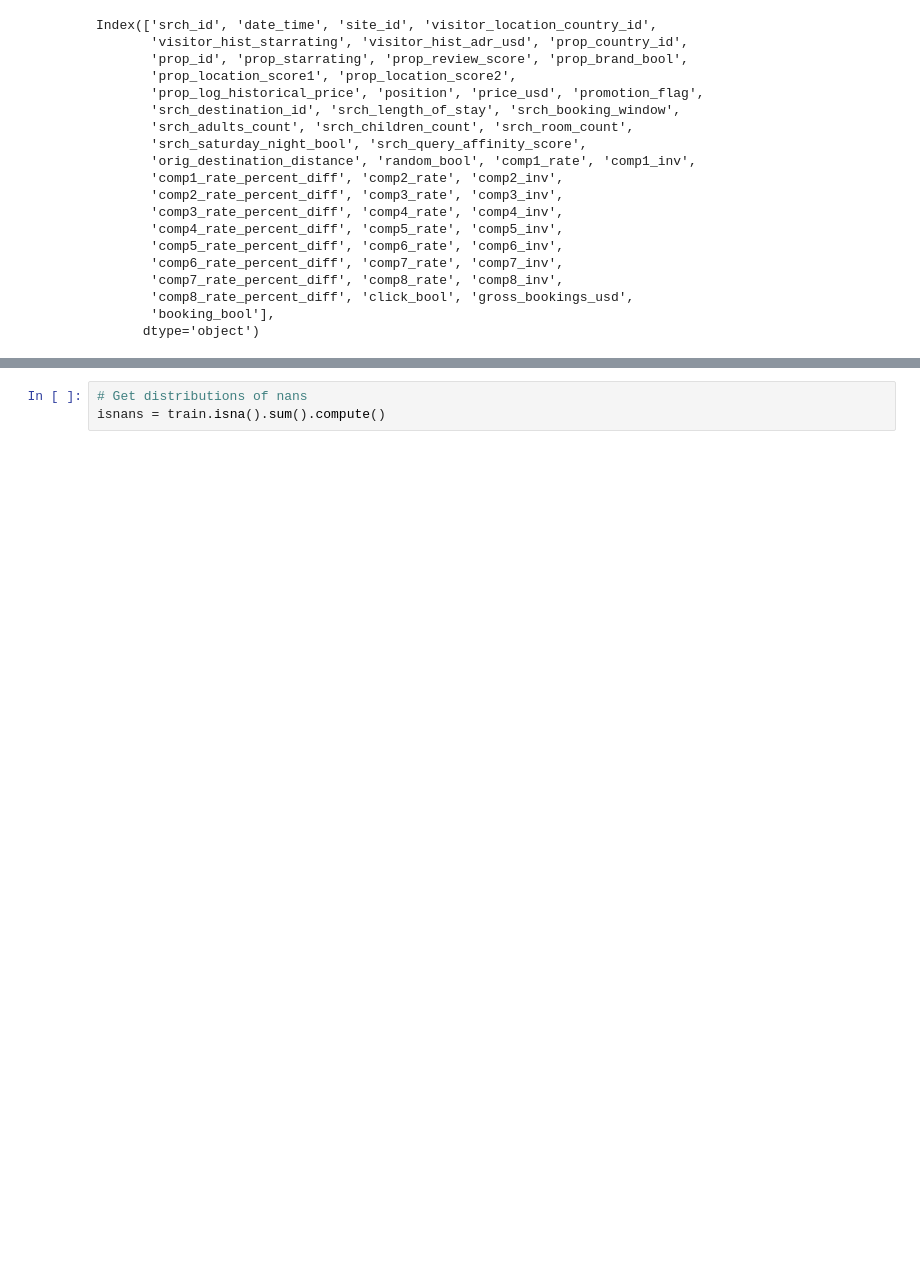
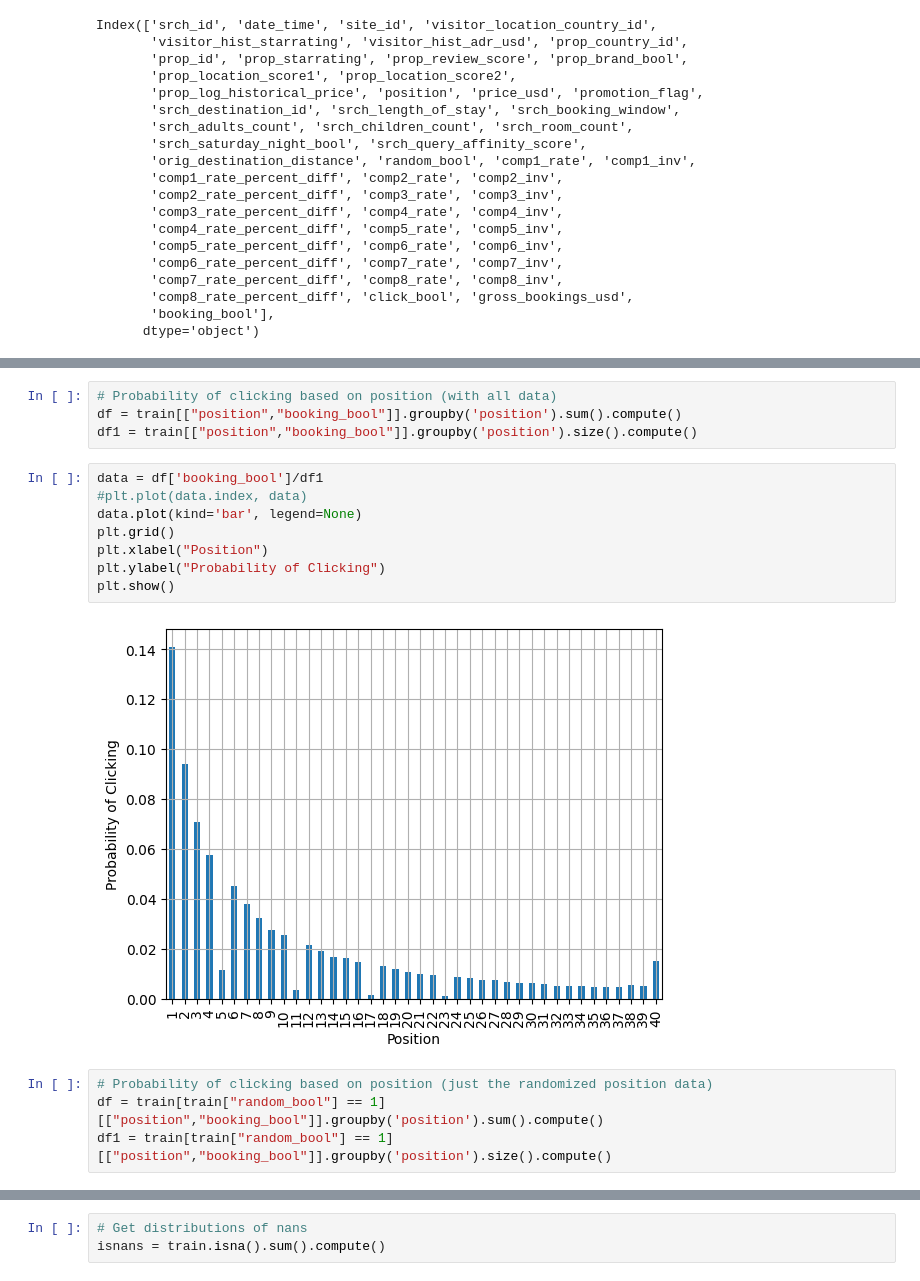
Before and after one commit to fati-gnl/ABM, a Jupyter notebook: notebooks/002_jgf_dask_data_exploration.ipynb, the cells around one changed output, grey strips where cells are left out. Drawn from its saved outputs; the diff is of its cells as text; blank space fills up the shorter version.

```diff
--- a/notebooks/002_jgf_dask_data_exploration.ipynb
+++ b/notebooks/002_jgf_dask_data_exploration.ipynb
@@ -56,0 +179,18 @@ unique_srch_ids.shape
+# %%
+# Probability of clicking based on position (with all data)
+df = train[["position","booking_bool"]].groupby('position').sum().compute()
+df1 = train[["position","booking_bool"]].groupby('position').size().compute()
+# %%
+data = df['booking_bool']/df1
+#plt.plot(data.index, data)
+data.plot(kind='bar', legend=None)
+plt.grid()
+plt.xlabel("Position")
+plt.ylabel("Probability of Clicking")
+plt.show()
+# %% [output]
+[figure, added]
+# %%
+# Probability of clicking based on position (just the randomized position data)
+df = train[train["random_bool"] == 1][["position","booking_bool"]].groupby('position').sum().compute()
+df1 = train[train["random_bool"] == 1][["position","booking_bool"]].groupby('position').size().compute()
```
Also changed, not shown: parts of 85 cells of this notebook.
